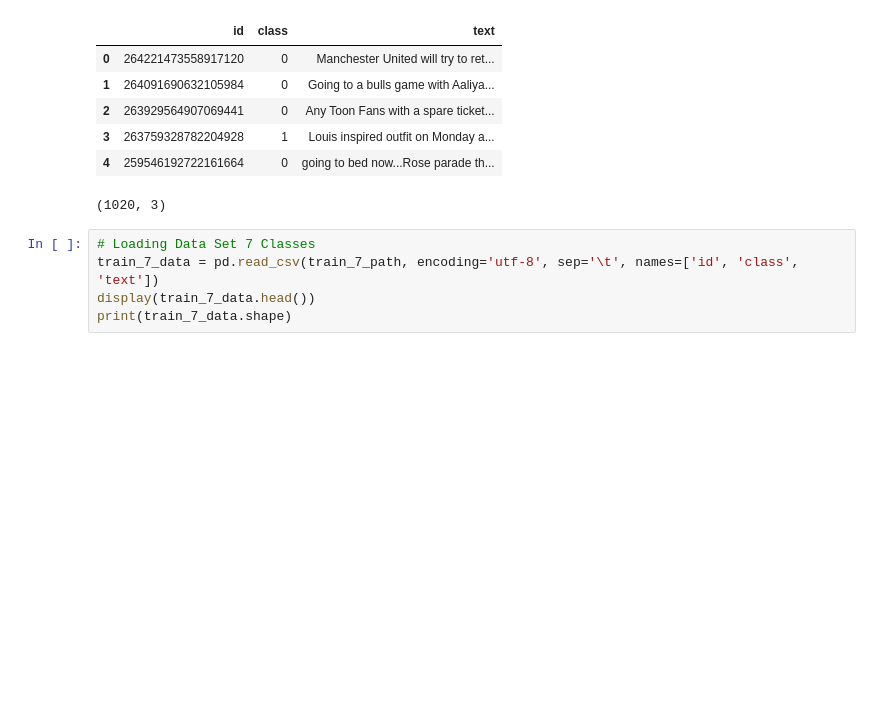
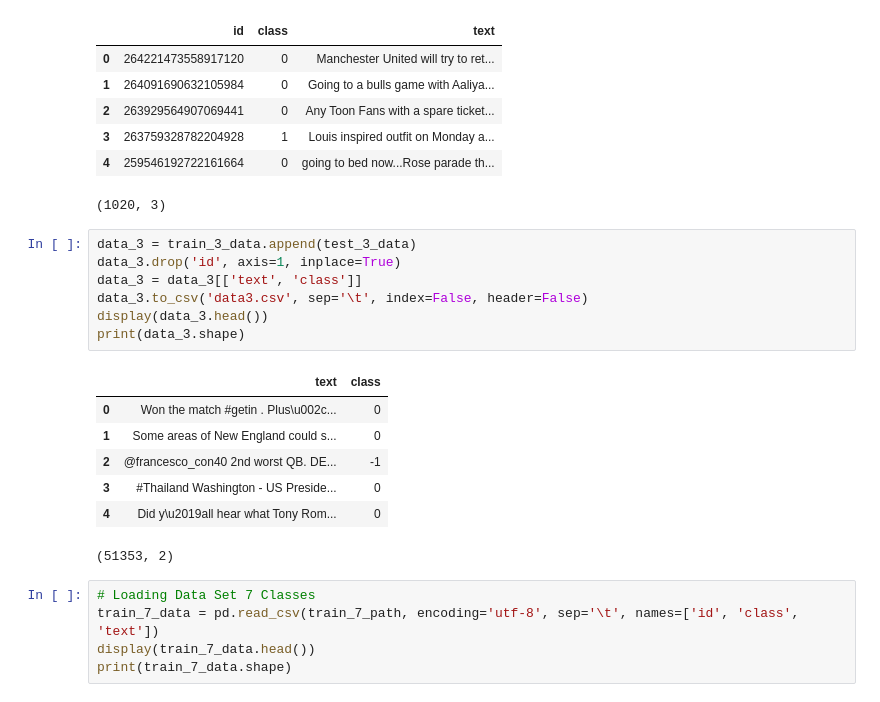
Before and after one commit to Choqs/Twitter-Sentiment-Analysis, a Jupyter notebook: src/tp_tweet.ipynb, the cells around one changed output. Saved outputs shown, nothing was run; the diff lists cells and outputs as text; blank space fills up the shorter version.

```diff
--- a/src/tp_tweet.ipynb
+++ b/src/tp_tweet.ipynb
@@ -89,6 +91,21 @@ print(test_3_data.shape)
 | 3 | 263759328782204928 | 1 | Louis inspired outfit on Monday a... |
 | 4 | 259546192722161664 | 0 | going to bed now...Rose parade th... |
 (1020, 3)
+# %%
+data_3 = train_3_data.append(test_3_data)
+data_3.drop('id', axis=1, inplace=True)
+data_3 = data_3[['text', 'class']]
+data_3.to_csv('data3.csv', sep='\t', index=False, header=False)
+display(data_3.head())
+print(data_3.shape)
+# %% [output]
+|  | text | class |
+| 0 | Won the match #getin . Plus\u002c... | 0 |
+| 1 | Some areas of New England could s... | 0 |
+| 2 | @francesco_con40 2nd worst QB. DE... | -1 |
+| 3 | #Thailand Washington - US Preside... | 0 |
+| 4 | Did y\u2019all hear what Tony Rom... | 0 |
+(51353, 2)
 # %%
 # Loading Data Set 7 Classes
 train_7_data = pd.read_csv(train_7_path, encoding='utf-8', sep='\t', names=['id', 'class', 'text'])
```
Also changed, not shown: parts of 12 cells of this notebook, 19 other files.
